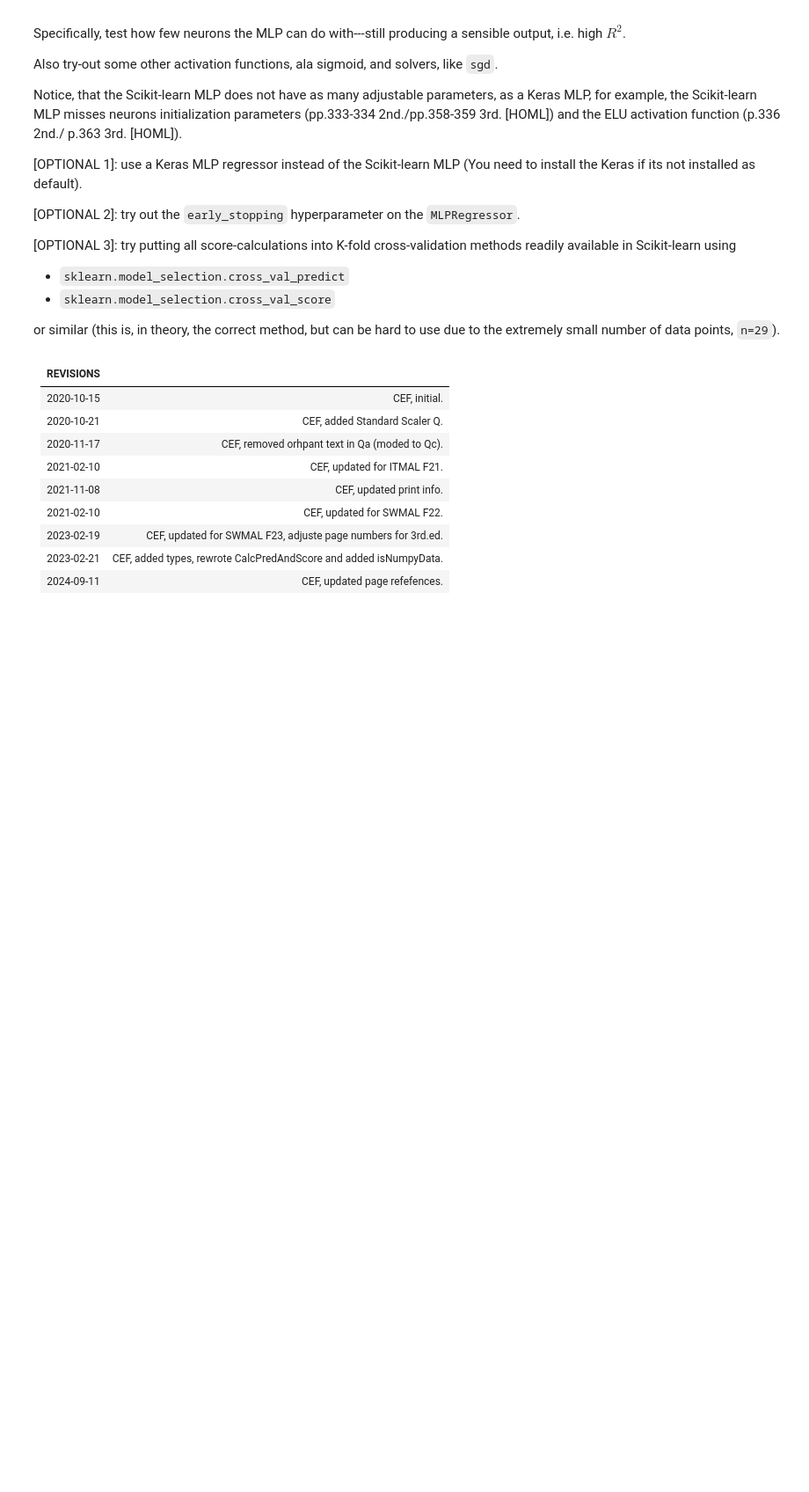
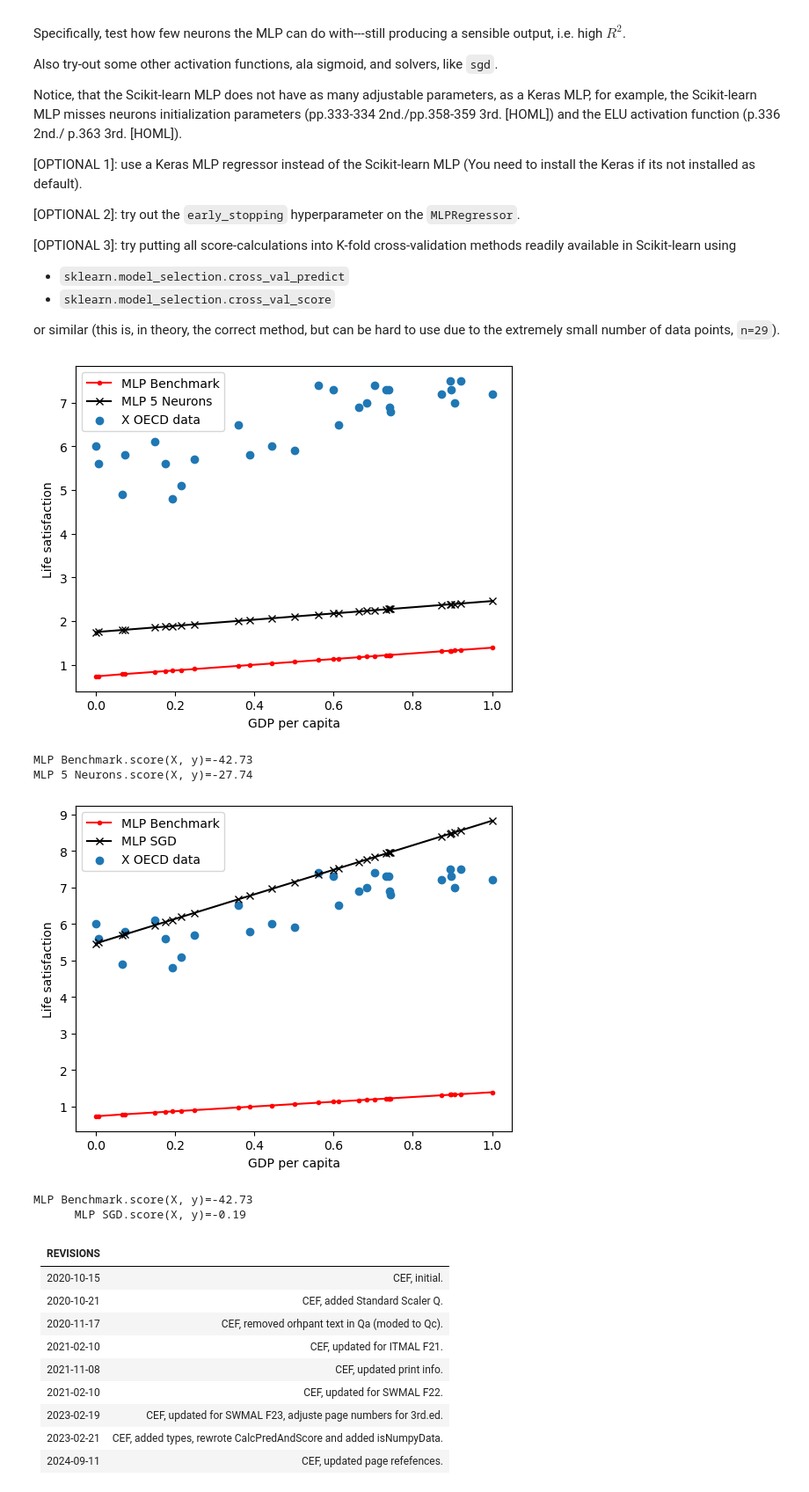
Before and after one commit to OliverEC04/MAL-G10, a Jupyter notebook: L4/pipelines.ipynb, the cells around one changed output. Shown: that part at 88% size. Cells and saved outputs as stored; diff of their text form; code cells hidden in the pictures; blank space fills up the shorter version.

```diff
--- a/L4/pipelines.ipynb
+++ b/L4/pipelines.ipynb
@@ -247,3 +244,29 @@ assert False, "TODO: test out various hyperparameters for the MLP.."
+# %%
+from sklearn.preprocessing import MinMaxScaler
+
+#vi skalerer lige siden det er mlp
+scaler = MinMaxScaler()
+X_scaled = scaler.fit_transform(X)
+
+mlp_benchmark = MLPRegressor(hidden_layer_sizes=(10,), solver='adam', activation="relu", max_iter=10000)
+
+mlp_5_neurons = MLPRegressor(hidden_layer_sizes=(5,), solver='adam', activation="relu", max_iter=10000)
+mlp_sgd = MLPRegressor(hidden_layer_sizes=(10,), solver='sgd', activation="relu", max_iter=10000)
+
+mlp_benchmark.fit(X_scaled, y)
+mlp_5_neurons.fit(X_scaled, y)
+mlp_sgd.fit(X_scaled, y)
+
+# Sammenligning af modellerne
+PlotModels(mlp_benchmark, mlp_5_neurons, X_scaled, y, "MLP Benchmark", "MLP 5 Neurons")
+PlotModels(mlp_benchmark, mlp_sgd, X_scaled, y, "MLP Benchmark", "MLP SGD")
+# %% [output]
+[figure, added]
+MLP Benchmark.score(X, y)=-42.73
+MLP 5 Neurons.score(X, y)=-27.74
+[figure, added]
+MLP Benchmark.score(X, y)=-42.73
+      MLP SGD.score(X, y)=-0.19
 # %% [markdown]
 REVISIONS||
 :-|:-|
```
Also changed, not shown: parts of 6 cells of this notebook.
